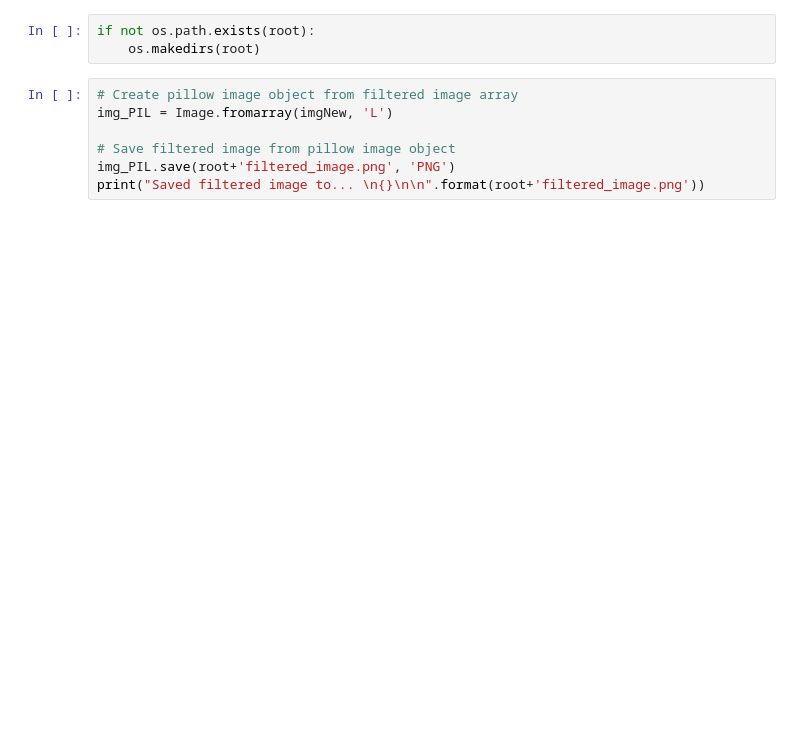
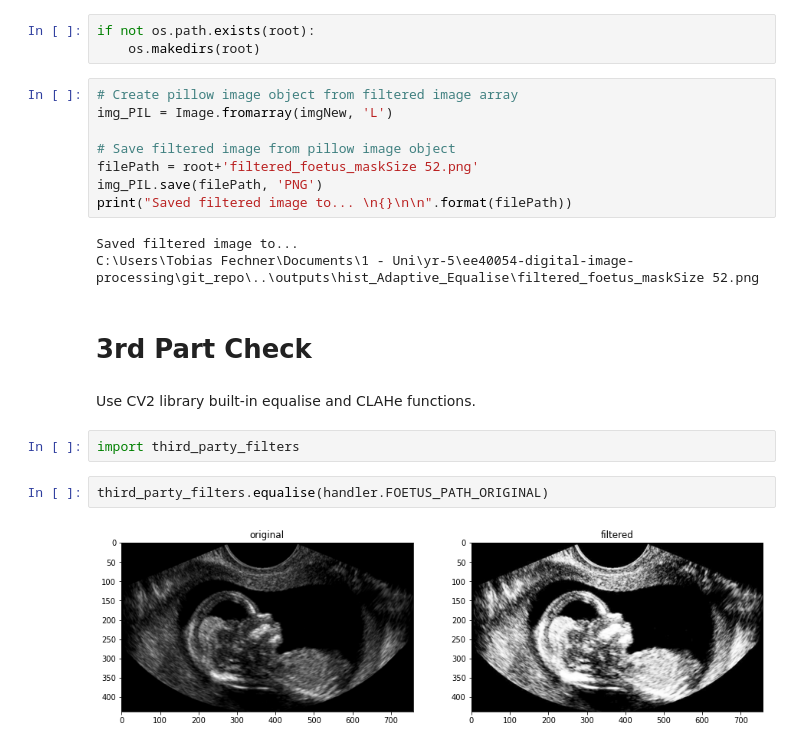
Before and after one commit to Tobias-Fechner/yr5-digital-image-processing, a Jupyter notebook: TF02-histogram-exploration.ipynb, the cells around one changed output. Cells and saved outputs as stored; diff of their text form; blank space fills up the shorter version.

```diff
--- a/TF02-histogram-exploration.ipynb
+++ b/TF02-histogram-exploration.ipynb
@@ -47,5 +51,19 @@ if not os.path.exists(root):
 img_PIL = Image.fromarray(imgNew, 'L')
 
 # Save filtered image from pillow image object
-img_PIL.save(root+'filtered_image.png', 'PNG')
-print("Saved filtered image to... \n{}\n\n".format(root+'filtered_image.png'))
+filePath = root+'filtered_foetus_maskSize 52.png'
+img_PIL.save(filePath, 'PNG')
+print("Saved filtered image to... \n{}\n\n".format(filePath))
+# %% [output]
+Saved filtered image to...
+C:\Users\Tobias Fechner\Documents\1 - Uni\yr-5\ee40054-digital-image-processing\git_repo\..\outputs\hist_Adaptive_Equalise\filtered_foetus_maskSize 52.png
+# %% [markdown]
+# 3rd Part Check
+# %% [markdown]
+Use CV2 library built-in equalise and CLAHe functions.
+# %%
+import third_party_filters
+# %%
+third_party_filters.equalise(handler.FOETUS_PATH_ORIGINAL)
+# %% [output]
+[figure, added]
```
Also changed, not shown: parts of 6 cells of this notebook, 2 other files.
